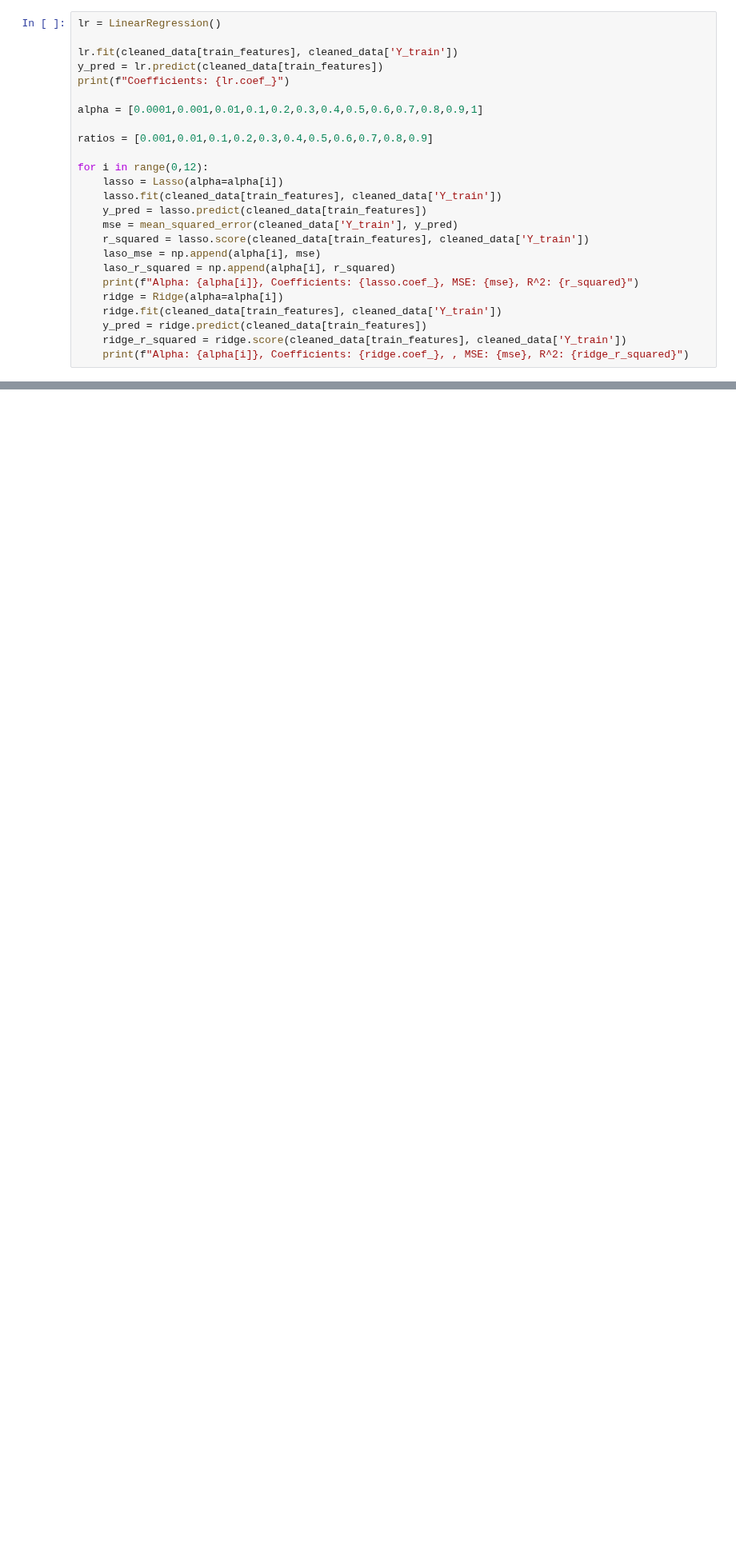
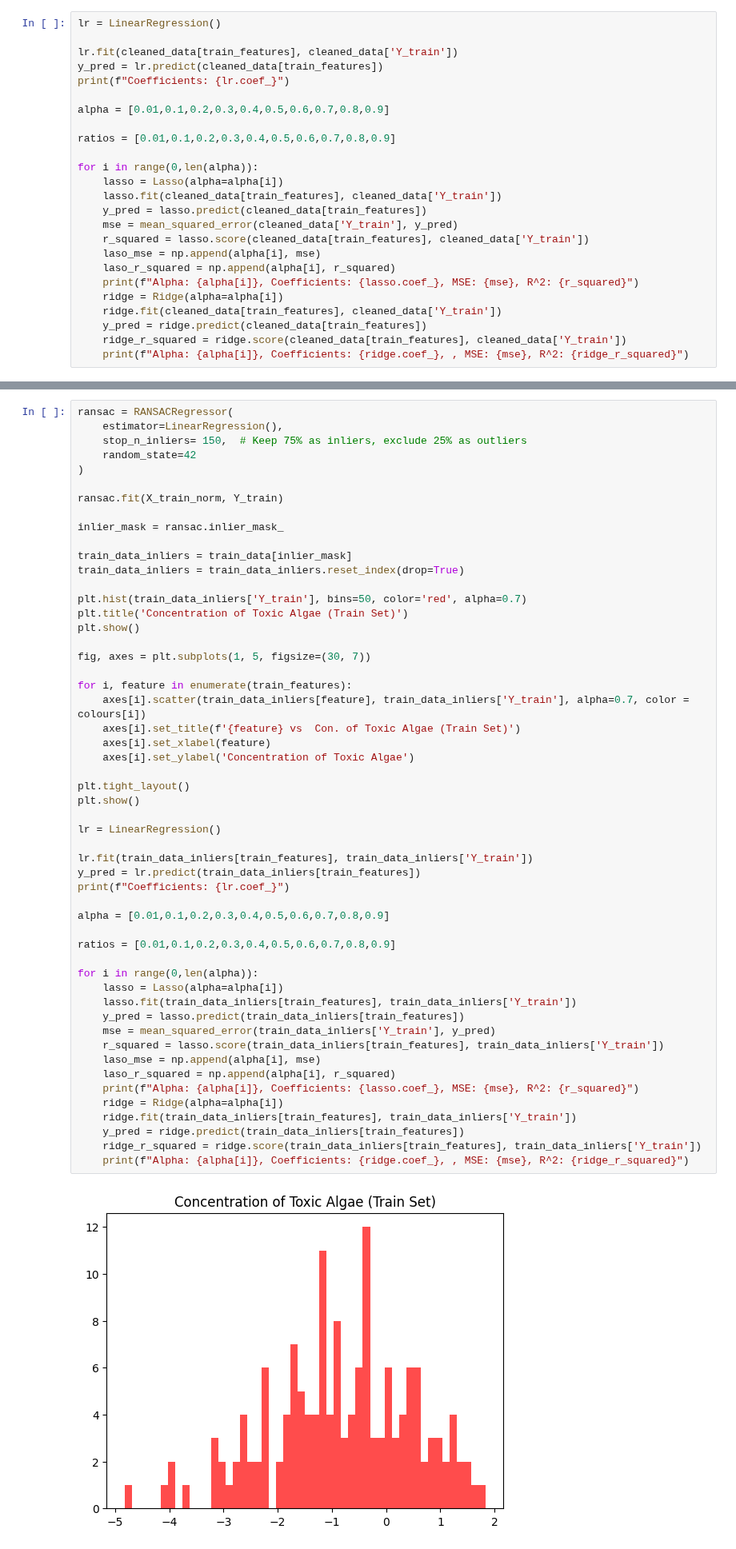
Before and after one commit to goncalomachadoribeiro/Machine-Learning-1st-Semester-2024-2025, a Jupyter notebook: Project_1_1.ipynb, the cells around one changed output, grey strips where cells are left out. Shown at 80% size. Saved outputs shown, nothing was run; the diff lists cells and outputs as text; blank space fills up the shorter version.

```diff
--- a/Project_1_1.ipynb
+++ b/Project_1_1.ipynb
@@ -162,11 +158,11 @@ lr.fit(cleaned_data[train_features], cleaned_data['Y_train'])
 y_pred = lr.predict(cleaned_data[train_features])
 print(f"Coefficients: {lr.coef_}")
 
-alpha = [0.0001,0.001,0.01,0.1,0.2,0.3,0.4,0.5,0.6,0.7,0.8,0.9,1]
+alpha = [0.01,0.1,0.2,0.3,0.4,0.5,0.6,0.7,0.8,0.9]
 
-ratios = [0.001,0.01,0.1,0.2,0.3,0.4,0.5,0.6,0.7,0.8,0.9]
+ratios = [0.01,0.1,0.2,0.3,0.4,0.5,0.6,0.7,0.8,0.9]
 
-for i in range(0,12):
+for i in range(0,len(alpha)):
     lasso = Lasso(alpha=alpha[i])
     lasso.fit(cleaned_data[train_features], cleaned_data['Y_train'])
     y_pred = lasso.predict(cleaned_data[train_features])
@@ -234,0 +217,55 @@ NameError: name 'IsolationForest' is not defined
+# %%
+ransac = RANSACRegressor(
+    estimator=LinearRegression(),
+    stop_n_inliers= 150,  # Keep 75% as inliers, exclude 25% as outliers
+    random_state=42
+)
+
+ransac.fit(X_train_norm, Y_train)
+
+inlier_mask = ransac.inlier_mask_
+
+train_data_inliers = train_data[inlier_mask]
+train_data_inliers = train_data_inliers.reset_index(drop=True)
+
+plt.hist(train_data_inliers['Y_train'], bins=50, color='red', alpha=0.7)
+plt.title('Concentration of Toxic Algae (Train Set)')
+plt.show()
+
+fig, axes = plt.subplots(1, 5, figsize=(30, 7))
+
+for i, feature in enumerate(train_features):
+    axes[i].scatter(train_data_inliers[feature], train_data_inliers['Y_train'], alpha=0.7, color = colours[i])
+    axes[i].set_title(f'{feature} vs  Con. of Toxic Algae (Train Set)')
+    axes[i].set_xlabel(feature)
+    axes[i].set_ylabel('Concentration of Toxic Algae')
+
+plt.tight_layout()
+plt.show()
+
+lr = LinearRegression()
+
+lr.fit(train_data_inliers[train_features], train_data_inliers['Y_train'])
+y_pred = lr.predict(train_data_inliers[train_features])
+print(f"Coefficients: {lr.coef_}")
+
+alpha = [0.01,0.1,0.2,0.3,0.4,0.5,0.6,0.7,0.8,0.9]
+
+ratios = [0.01,0.1,0.2,0.3,0.4,0.5,0.6,0.7,0.8,0.9]
+
+for i in range(0,len(alpha)):
+    lasso = Lasso(alpha=alpha[i])
+    lasso.fit(train_data_inliers[train_features], train_data_inliers['Y_train'])
+    y_pred = lasso.predict(train_data_inliers[train_features])
+    mse = mean_squared_error(train_data_inliers['Y_train'], y_pred)
+    r_squared = lasso.score(train_data_inliers[train_features], train_data_inliers['Y_train'])
+    laso_mse = np.append(alpha[i], mse)
+    laso_r_squared = np.append(alpha[i], r_squared)
+    print(f"Alpha: {alpha[i]}, Coefficients: {lasso.coef_}, MSE: {mse}, R^2: {r_squared}")
+    ridge = Ridge(alpha=alpha[i])
+    ridge.fit(train_data_inliers[train_features], train_data_inliers['Y_train'])
+    y_pred = ridge.predict(train_data_inliers[train_features])
+    ridge_r_squared = ridge.score(train_data_inliers[train_features], train_data_inliers['Y_train'])
+    print(f"Alpha: {alpha[i]}, Coefficients: {ridge.coef_}, , MSE: {mse}, R^2: {ridge_r_squared}")
+# %% [output]
+[figure, added]
```
Also changed, not shown: parts of 5 cells of this notebook.
